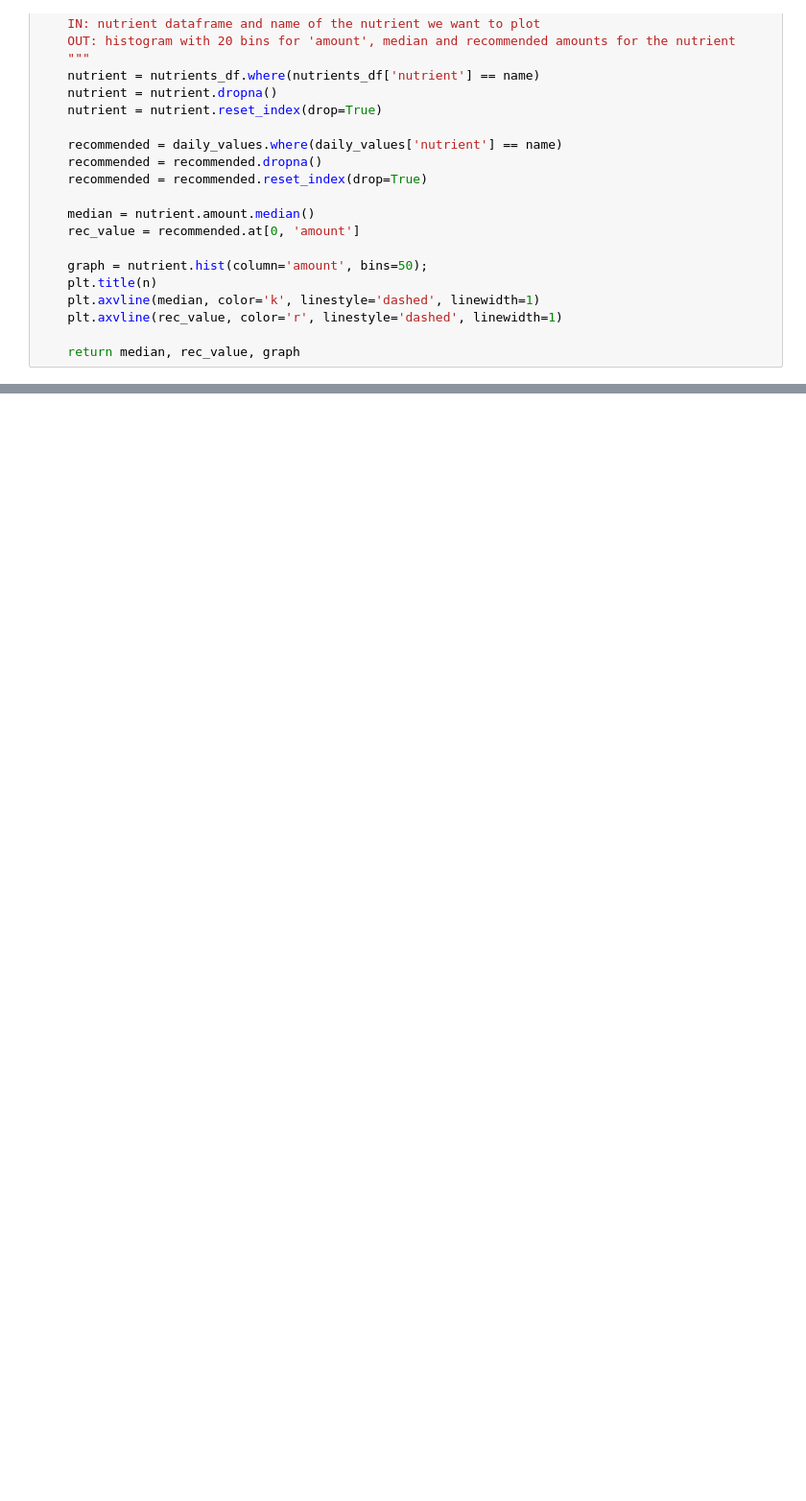
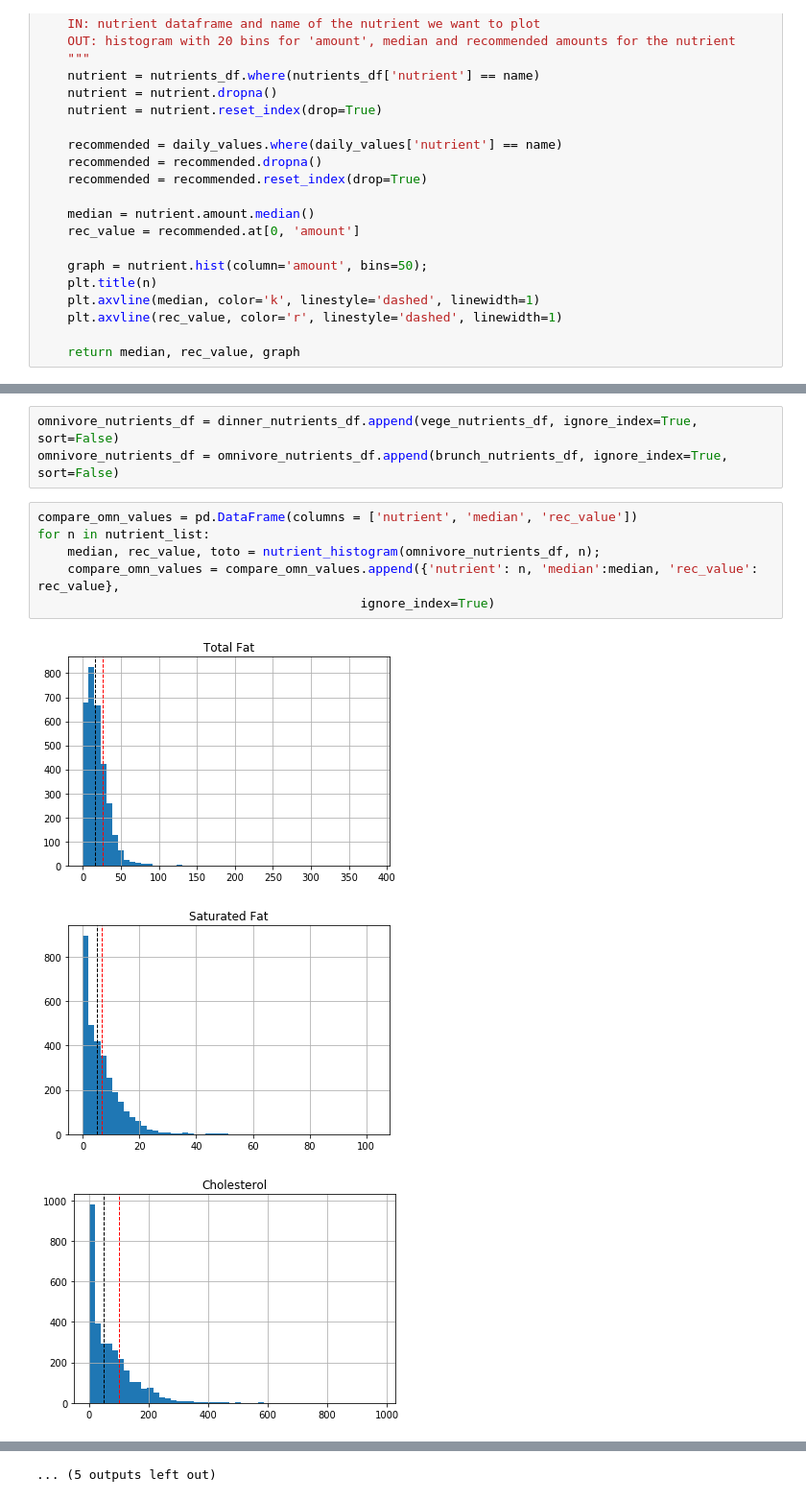
Before and after one commit to strefele/ADA2018-Project, a Jupyter notebook: Data_Analysis.ipynb, the cells around one changed output, grey strips where cells are left out. Shown: that part at 96% size. Saved outputs shown, nothing was run; the diff lists cells and outputs as text; blank space fills up the shorter version.

```diff
--- a/Data_Analysis.ipynb
+++ b/Data_Analysis.ipynb
@@ -378,0 +397,13 @@ compare_values
+# %%
+omnivore_nutrients_df = dinner_nutrients_df.append(vege_nutrients_df, ignore_index=True, sort=False)
+omnivore_nutrients_df = omnivore_nutrients_df.append(brunch_nutrients_df, ignore_index=True, sort=False)
+# %%
+compare_omn_values = pd.DataFrame(columns = ['nutrient', 'median', 'rec_value'])
+for n in nutrient_list:
+    median, rec_value, toto = nutrient_histogram(omnivore_nutrients_df, n);
+    compare_omn_values = compare_omn_values.append({'nutrient': n, 'median':median, 'rec_value': rec_value},
+                                           ignore_index=True)
+# %% [output]
+[figure, added]
+[figure, added]
+[figure, added]
@@ -378,0 +419 @@ compare_values
+... (5 outputs left out)
```
Also changed, not shown: parts of 10 cells of this notebook.
